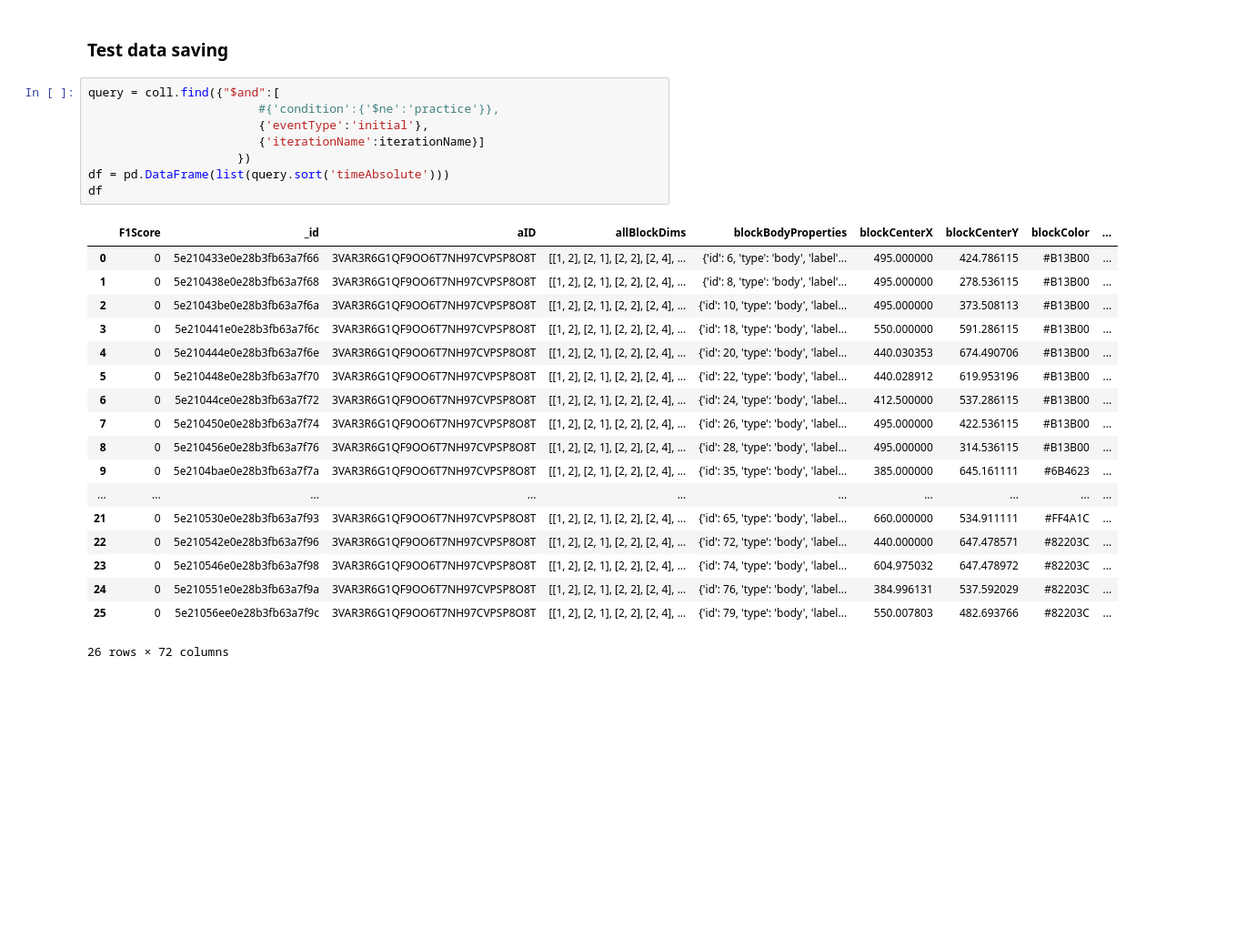
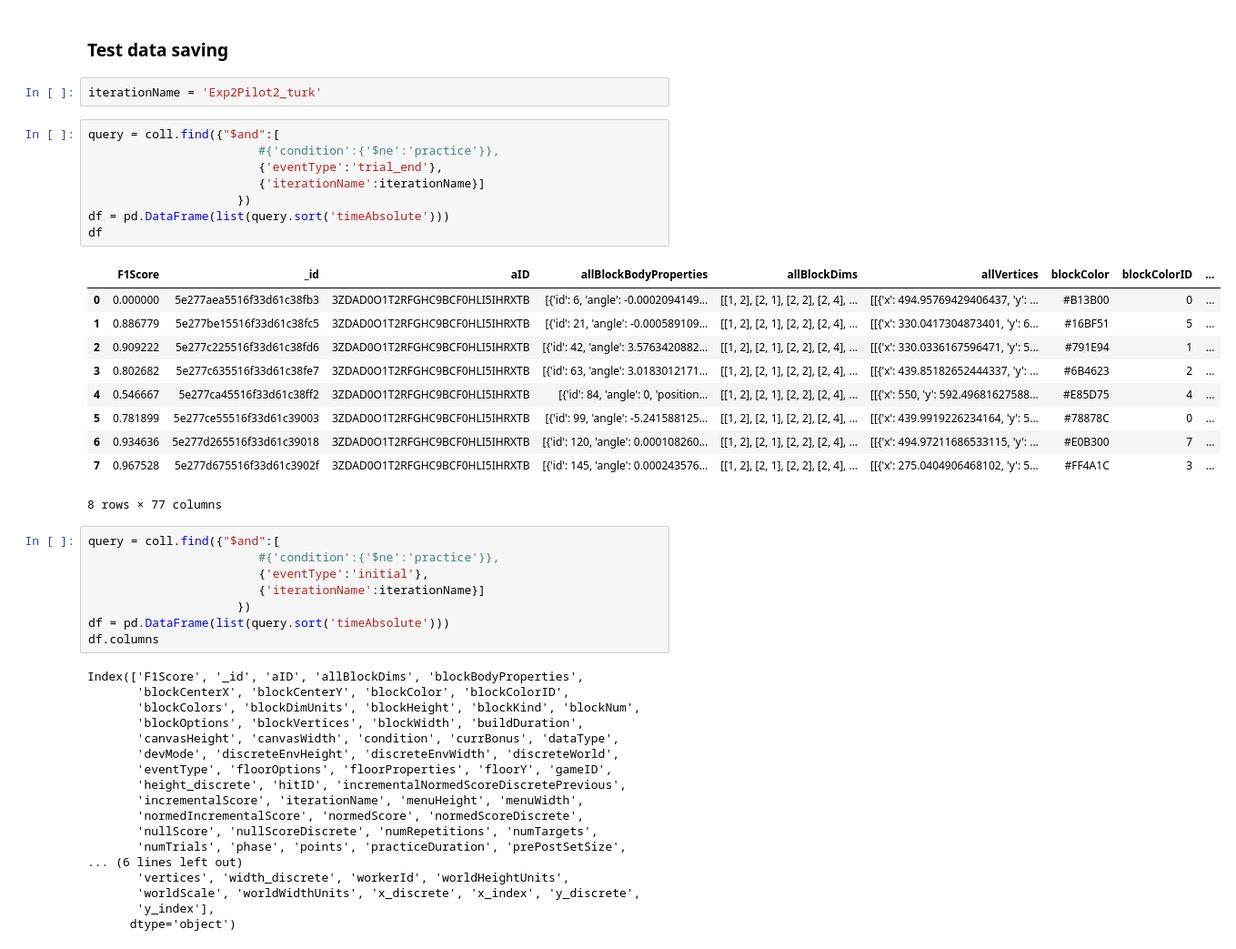
Before and after one commit to cogtoolslab/block_construction, a Jupyter notebook: analysis/will/block_silhouette_data_generator.ipynb, the cells around one changed output. Shown at 91% size. Saved outputs shown, nothing was run; the diff lists cells and outputs as text; blank space fills up the shorter version.

```diff
--- a/analysis/will/block_silhouette_data_generator.ipynb
+++ b/analysis/will/block_silhouette_data_generator.ipynb
@@ -320,6 +316,27 @@ out_path = os.path.join(csv_dir,'block_silhouette_explore_{}.csv'.format(iterati
 df_explore.to_csv(out_path)
 # %% [markdown]
 ### Test data saving
+# %%
+iterationName = 'Exp2Pilot2_turk'
+# %%
+query = coll.find({"$and":[
+                        #{'condition':{'$ne':'practice'}},
+                        {'eventType':'trial_end'},
+                        {'iterationName':iterationName}]
+                     })
+df = pd.DataFrame(list(query.sort('timeAbsolute')))
+df
+# %% [output]
+|  | F1Score | _id | aID | allBlockBodyProperties | allBlockDims | allVertices | blockColor | blockColorID | ... |
+| 0 | 0.000000 | 5e277aea5516f33d61c38fb3 | 3ZDAD0O1T2RFGHC9BCF0HLI5IHRXTB | [{'id': 6, 'angle': -0.0002094149... | [[1, 2], [2, 1], [2, 2], [2, 4], ... | [[{'x': 494.95769429406437, 'y': ... | #B13B00 | 0 | ... |
+| 1 | 0.886779 | 5e277be15516f33d61c38fc5 | 3ZDAD0O1T2RFGHC9BCF0HLI5IHRXTB | [{'id': 21, 'angle': -0.000589109... | [[1, 2], [2, 1], [2, 2], [2, 4], ... | [[{'x': 330.0417304873401, 'y': 6... | #16BF51 | 5 | ... |
+| 2 | 0.909222 | 5e277c225516f33d61c38fd6 | 3ZDAD0O1T2RFGHC9BCF0HLI5IHRXTB | [{'id': 42, 'angle': 3.5763420882... | [[1, 2], [2, 1], [2, 2], [2, 4], ... | [[{'x': 330.0336167596471, 'y': 5... | #791E94 | 1 | ... |
+| 3 | 0.802682 | 5e277c635516f33d61c38fe7 | 3ZDAD0O1T2RFGHC9BCF0HLI5IHRXTB | [{'id': 63, 'angle': 3.0183012171... | [[1, 2], [2, 1], [2, 2], [2, 4], ... | [[{'x': 439.85182652444337, 'y': ... | #6B4623 | 2 | ... |
+| 4 | 0.546667 | 5e277ca45516f33d61c38ff2 | 3ZDAD0O1T2RFGHC9BCF0HLI5IHRXTB | [{'id': 84, 'angle': 0, 'position... | [[1, 2], [2, 1], [2, 2], [2, 4], ... | [[{'x': 550, 'y': 592.49681627588... | #E85D75 | 4 | ... |
+| 5 | 0.781899 | 5e277ce55516f33d61c39003 | 3ZDAD0O1T2RFGHC9BCF0HLI5IHRXTB | [{'id': 99, 'angle': -5.241588125... | [[1, 2], [2, 1], [2, 2], [2, 4], ... | [[{'x': 439.9919226234164, 'y': 5... | #78878C | 0 | ... |
+| 6 | 0.934636 | 5e277d265516f33d61c39018 | 3ZDAD0O1T2RFGHC9BCF0HLI5IHRXTB | [{'id': 120, 'angle': 0.000108260... | [[1, 2], [2, 1], [2, 2], [2, 4], ... | [[{'x': 494.97211686533115, 'y': ... | #E0B300 | 7 | ... |
+| 7 | 0.967528 | 5e277d675516f33d61c3902f | 3ZDAD0O1T2RFGHC9BCF0HLI5IHRXTB | [{'id': 145, 'angle': 0.000243576... | [[1, 2], [2, 1], [2, 2], [2, 4], ... | [[{'x': 275.0404906468102, 'y': 5... | #FF4A1C | 3 | ... |
+8 rows × 77 columns
 # %%
 query = coll.find({"$and":[
                         #{'condition':{'$ne':'practice'}},
@@ -327,26 +344,25 @@ query = coll.find({"$and":[
                         {'iterationName':iterationName}]
                      })
 df = pd.DataFrame(list(query.sort('timeAbsolute')))
-df
+df.columns
 # %% [output]
-|  | F1Score | _id | aID | allBlockDims | blockBodyProperties | blockCenterX | blockCenterY | blockColor | ... |
-| 0 | 0 | 5e210433e0e28b3fb63a7f66 | 3VAR3R6G1QF9OO6T7NH97CVPSP8O8T | [[1, 2], [2, 1], [2, 2], [2, 4], ... | {'id': 6, 'type': 'body', 'label'... | 495.000000 | 424.786115 | #B13B00 | ... |
-| 1 | 0 | 5e210438e0e28b3fb63a7f68 | 3VAR3R6G1QF9OO6T7NH97CVPSP8O8T | [[1, 2], [2, 1], [2, 2], [2, 4], ... | {'id': 8, 'type': 'body', 'label'... | 495.000000 | 278.536115 | #B13B00 | ... |
-| 2 | 0 | 5e21043be0e28b3fb63a7f6a | 3VAR3R6G1QF9OO6T7NH97CVPSP8O8T | [[1, 2], [2, 1], [2, 2], [2, 4], ... | {'id': 10, 'type': 'body', 'label... | 495.000000 | 373.508113 | #B13B00 | ... |
-| 3 | 0 | 5e210441e0e28b3fb63a7f6c | 3VAR3R6G1QF9OO6T7NH97CVPSP8O8T | [[1, 2], [2, 1], [2, 2], [2, 4], ... | {'id': 18, 'type': 'body', 'label... | 550.000000 | 591.286115 | #B13B00 | ... |
-| 4 | 0 | 5e210444e0e28b3fb63a7f6e | 3VAR3R6G1QF9OO6T7NH97CVPSP8O8T | [[1, 2], [2, 1], [2, 2], [2, 4], ... | {'id': 20, 'type': 'body', 'label... | 440.030353 | 674.490706 | #B13B00 | ... |
-| 5 | 0 | 5e210448e0e28b3fb63a7f70 | 3VAR3R6G1QF9OO6T7NH97CVPSP8O8T | [[1, 2], [2, 1], [2, 2], [2, 4], ... | {'id': 22, 'type': 'body', 'label... | 440.028912 | 619.953196 | #B13B00 | ... |
-| 6 | 0 | 5e21044ce0e28b3fb63a7f72 | 3VAR3R6G1QF9OO6T7NH97CVPSP8O8T | [[1, 2], [2, 1], [2, 2], [2, 4], ... | {'id': 24, 'type': 'body', 'label... | 412.500000 | 537.286115 | #B13B00 | ... |
-| 7 | 0 | 5e210450e0e28b3fb63a7f74 | 3VAR3R6G1QF9OO6T7NH97CVPSP8O8T | [[1, 2], [2, 1], [2, 2], [2, 4], ... | {'id': 26, 'type': 'body', 'label... | 495.000000 | 422.536115 | #B13B00 | ... |
-| 8 | 0 | 5e210456e0e28b3fb63a7f76 | 3VAR3R6G1QF9OO6T7NH97CVPSP8O8T | [[1, 2], [2, 1], [2, 2], [2, 4], ... | {'id': 28, 'type': 'body', 'label... | 495.000000 | 314.536115 | #B13B00 | ... |
-| 9 | 0 | 5e2104bae0e28b3fb63a7f7a | 3VAR3R6G1QF9OO6T7NH97CVPSP8O8T | [[1, 2], [2, 1], [2, 2], [2, 4], ... | {'id': 35, 'type': 'body', 'label... | 385.000000 | 645.161111 | #6B4623 | ... |
-| ... | ... | ... | ... | ... | ... | ... | ... | ... | ... |
-| 21 | 0 | 5e210530e0e28b3fb63a7f93 | 3VAR3R6G1QF9OO6T7NH97CVPSP8O8T | [[1, 2], [2, 1], [2, 2], [2, 4], ... | {'id': 65, 'type': 'body', 'label... | 660.000000 | 534.911111 | #FF4A1C | ... |
-| 22 | 0 | 5e210542e0e28b3fb63a7f96 | 3VAR3R6G1QF9OO6T7NH97CVPSP8O8T | [[1, 2], [2, 1], [2, 2], [2, 4], ... | {'id': 72, 'type': 'body', 'label... | 440.000000 | 647.478571 | #82203C | ... |
-| 23 | 0 | 5e210546e0e28b3fb63a7f98 | 3VAR3R6G1QF9OO6T7NH97CVPSP8O8T | [[1, 2], [2, 1], [2, 2], [2, 4], ... | {'id': 74, 'type': 'body', 'label... | 604.975032 | 647.478972 | #82203C | ... |
-| 24 | 0 | 5e210551e0e28b3fb63a7f9a | 3VAR3R6G1QF9OO6T7NH97CVPSP8O8T | [[1, 2], [2, 1], [2, 2], [2, 4], ... | {'id': 76, 'type': 'body', 'label... | 384.996131 | 537.592029 | #82203C | ... |
-| 25 | 0 | 5e21056ee0e28b3fb63a7f9c | 3VAR3R6G1QF9OO6T7NH97CVPSP8O8T | [[1, 2], [2, 1], [2, 2], [2, 4], ... | {'id': 79, 'type': 'body', 'label... | 550.007803 | 482.693766 | #82203C | ... |
-26 rows × 72 columns
+Index(['F1Score', '_id', 'aID', 'allBlockDims', 'blockBodyProperties',
+       'blockCenterX', 'blockCenterY', 'blockColor', 'blockColorID',
+       'blockColors', 'blockDimUnits', 'blockHeight', 'blockKind', 'blockNum',
+       'blockOptions', 'blockVertices', 'blockWidth', 'buildDuration',
+       'canvasHeight', 'canvasWidth', 'condition', 'currBonus', 'dataType',
+       'devMode', 'discreteEnvHeight', 'discreteEnvWidth', 'discreteWorld',
+       'eventType', 'floorOptions', 'floorProperties', 'floorY', 'gameID',
+       'height_discrete', 'hitID', 'incrementalNormedScoreDiscretePrevious',
+       'incrementalScore', 'iterationName', 'menuHeight', 'menuWidth',
+       'normedIncrementalScore', 'normedScore', 'normedScoreDiscrete',
+       'nullScore', 'nullScoreDiscrete', 'numRepetitions', 'numTargets',
+       'numTrials', 'phase', 'points', 'practiceDuration', 'prePostSetSize',
+... (6 lines left out)
+       'vertices', 'width_discrete', 'workerId', 'worldHeightUnits',
+       'worldScale', 'worldWidthUnits', 'x_discrete', 'x_index', 'y_discrete',
+       'y_index'],
+      dtype='object')
 # %%
 df[['gameID','trialNum','phase','condition',
     'eventType','score','normedScore','numBlocks',
```
Also changed, not shown: parts of 9 cells of this notebook, 3 other files.
